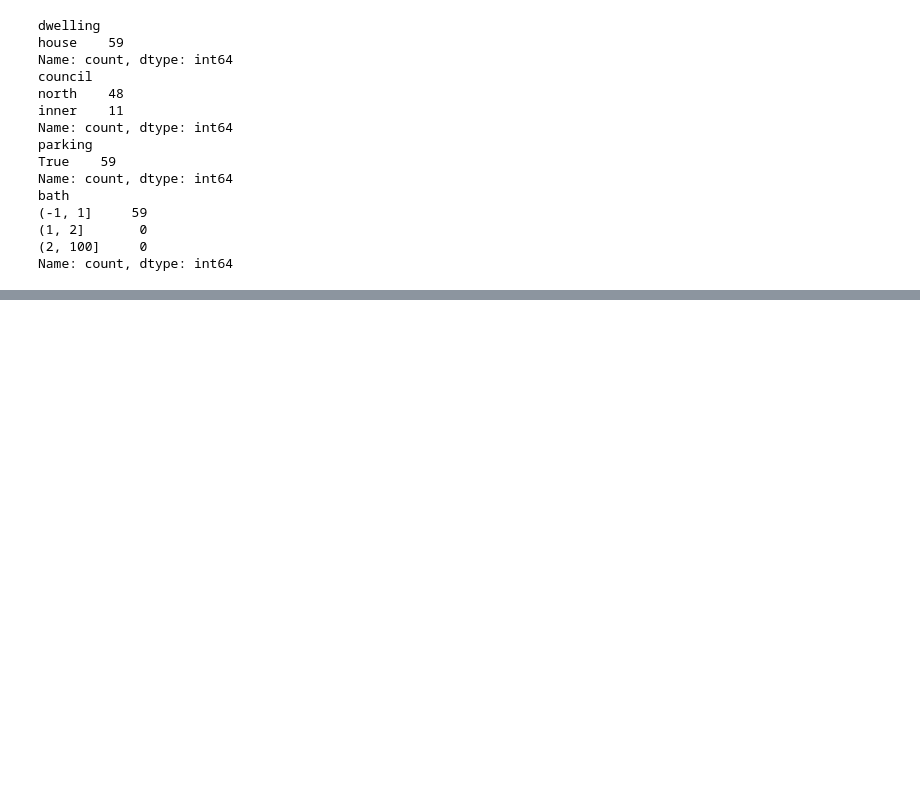
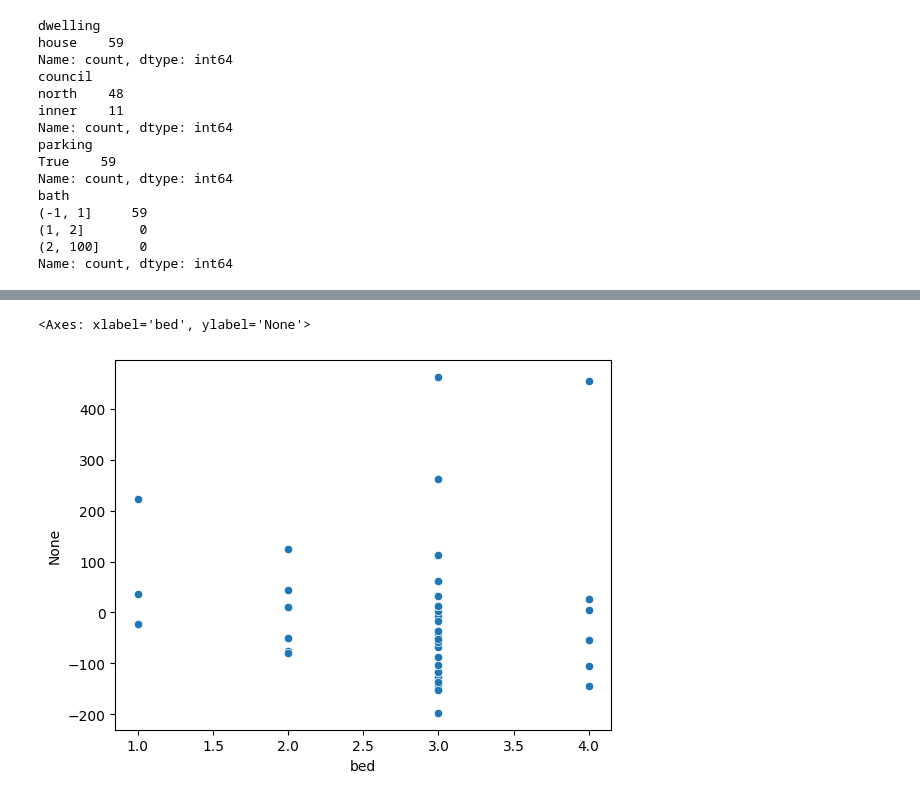
Before and after one commit to lewisbails/real-estate, a Jupyter notebook: notebooks/treatment_effects.ipynb, the cells around one changed output, grey strips where cells are left out. Cells and saved outputs as stored; diff of their text form; code cells hidden in the pictures; blank space fills up the shorter version.

```diff
--- a/notebooks/treatment_effects.ipynb
+++ b/notebooks/treatment_effects.ipynb
@@ -260,0 +263,5 @@ print(summary.as_html())
+# %%
+sns.scatterplot(x=X[weights > 0]['bed'], y=results.resid[weights > 0])
+# %% [output]
+<Axes: xlabel='bed', ylabel='None'>
+[figure, added]
```
Also changed, not shown: parts of 12 cells of this notebook, 1 other file.
